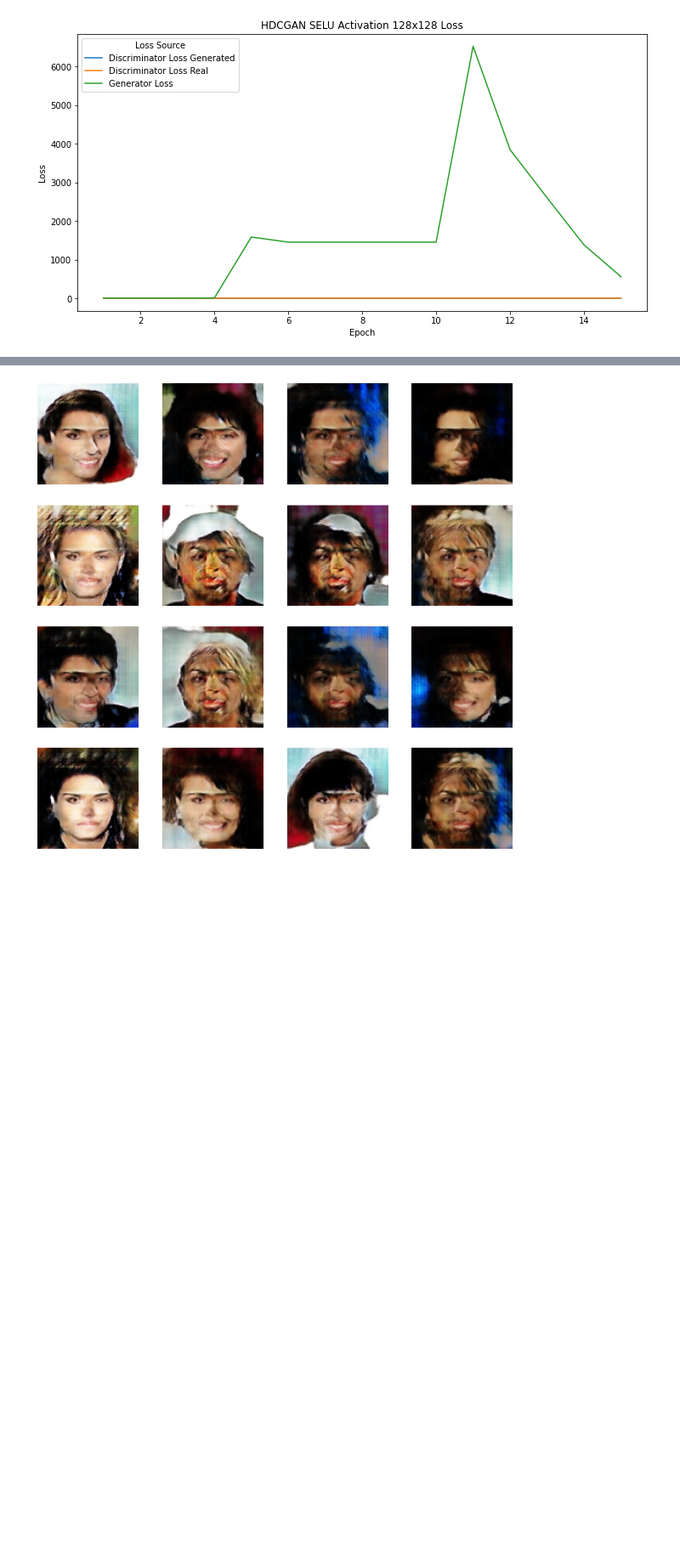
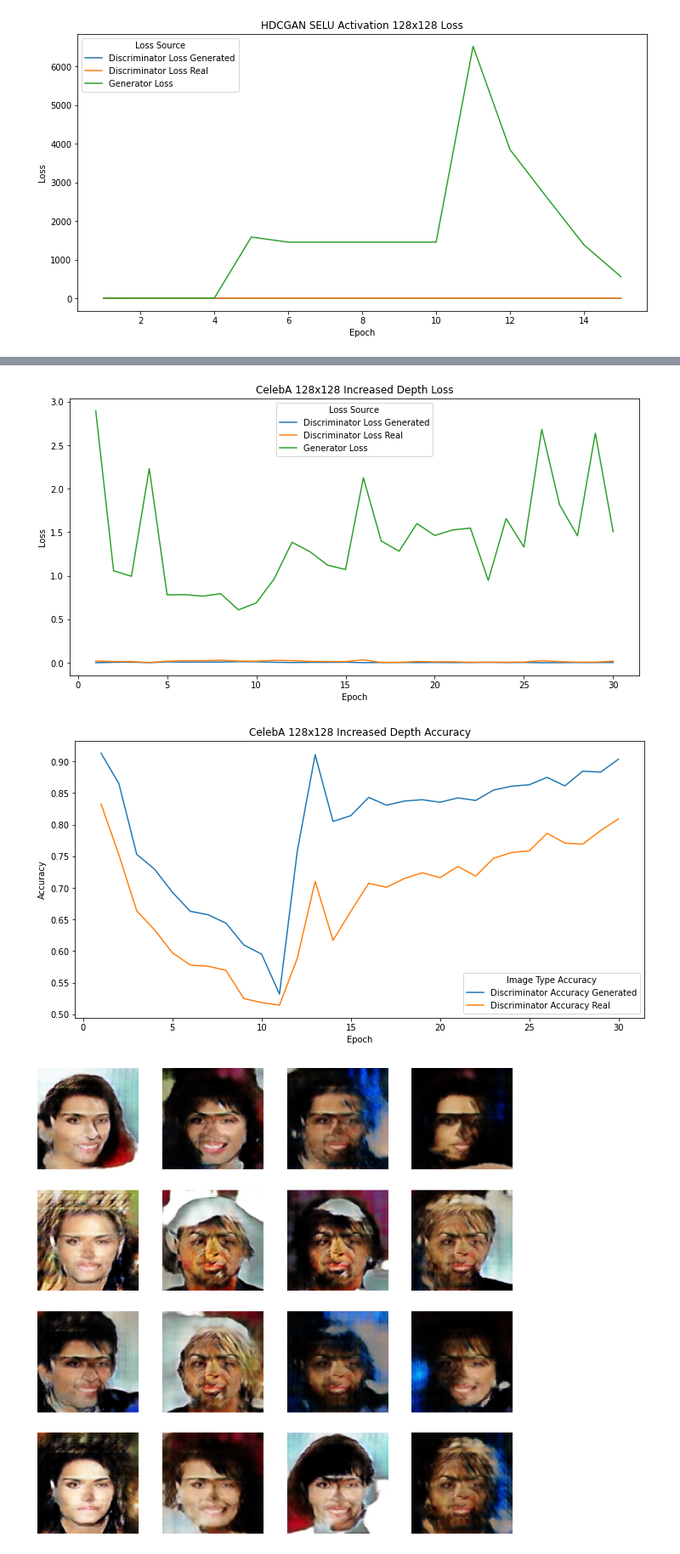
Before and after one commit to ecbme4040/e4040-2020FALL-PROJECT-CRKY-CJR2198, a Jupyter notebook: CelebA 128x128.ipynb, the cells around one changed output, grey strips where cells are left out. Shown at 85% size. Drawn from its saved outputs; the diff is of its cells as text; code cells hidden in the pictures; blank space fills up the shorter version.

```diff
--- a/CelebA 128x128.ipynb
+++ b/CelebA 128x128.ipynb
@@ -129,3 +134,9 @@ with strategy.scope():
+# %%
+Show_and_save_loss_graph(model_history=DCGANHistory_Depth, name='Celeb 128x128 Depth', title='CelebA 128x128 Increased Depth Loss')
+Show_and_save_accuracy_graph(model_history=DCGANHistory_Depth, name='CelebA 128x128 Depth Accuracy', title='CelebA 128x128 Increased Depth Accuracy')
+# %% [output]
+[figure, added]
+[figure, added]
 # %%
 %%time
 #DCGAN 128x128 Wider Kerne;
```
Also changed, not shown: parts of 3 cells of this notebook, 2 other files.
